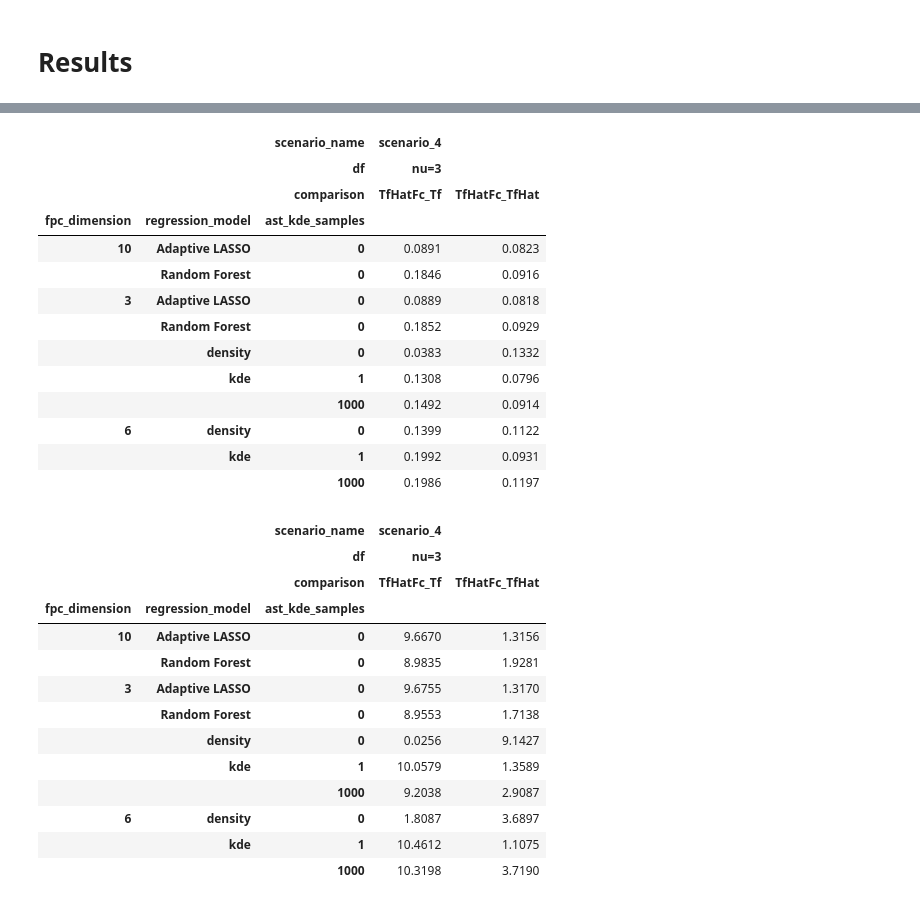
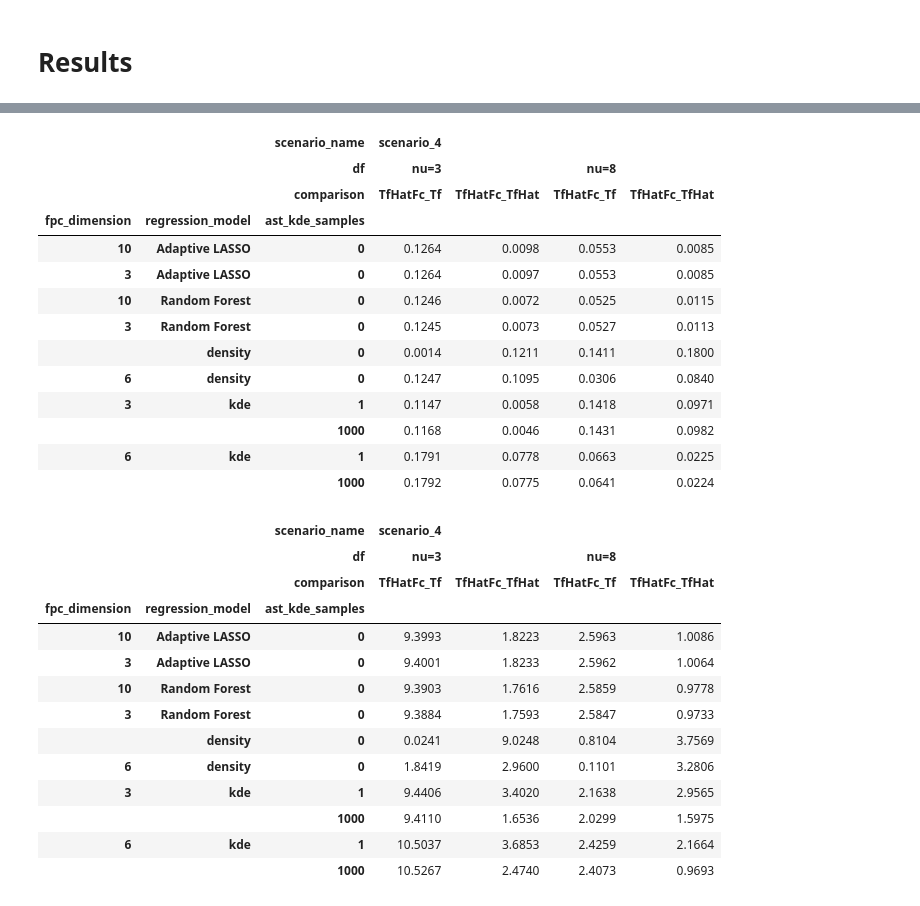
Before and after one commit to matheus-vizzotto/densities4risk, a Jupyter notebook: notebooks/development/15_simulation_ASTbootKDE.ipynb, the cells around one changed output, grey strips where cells are left out. Drawn from its saved outputs; the diff is of its cells as text; code cells hidden in the pictures.

```diff
--- a/notebooks/development/15_simulation_ASTbootKDE.ipynb
+++ b/notebooks/development/15_simulation_ASTbootKDE.ipynb
@@ -1186,47 +1209,47 @@ display(mse_df)
 # %%
 import matplotlib.colors as mcolors
 
 # 1. Define soft, desaturated pastel hex codes
 # Low values (Best) = Soft Green, Mid = Soft Yellow, High values (Worst) = Soft Red
 # pastel_colors = ["#3066be", "#c3c3c3", "#ff9505"]
 pastel_colors = ["#60d394", "#c3c3c3", "#ee6055"]
 
 # 2. Create the custom colormap
 soft_cmap = mcolors.LinearSegmentedColormap.from_list("soft_rdylgn", pastel_colors)
 
 # 3. Apply it to your dataframes exactly like before
-styled_bias = bias_df.T.style.background_gradient(cmap=soft_cmap, axis=0).format("{:.4f}")
-styled_mse = mse_df.T.style.background_gradient(cmap=soft_cmap, axis=0).format("{:.4f}")
+styled_bias = bias_df.T.sort_values(by="regression_model").style.background_gradient(cmap=soft_cmap, axis=0).format("{:.4f}")
+styled_mse = mse_df.T.sort_values(by="regression_model").style.background_gradient(cmap=soft_cmap, axis=0).format("{:.4f}")
 
 # Display to see the much lighter, cleaner look
 display(styled_bias)
 display(styled_mse)
 # %% [output]
-|  |  | scenario_name | scenario_4 |  |
-|  |  | df | nu=3 |  |
-|  |  | comparison | TfHatFc_Tf | TfHatFc_TfHat |
-| fpc_dimension | regression_model | ast_kde_samples |  |  |
-| 10 | Adaptive LASSO | 0 | 0.0891 | 0.0823 |
-|  | Random Forest | 0 | 0.1846 | 0.0916 |
-| 3 | Adaptive LASSO | 0 | 0.0889 | 0.0818 |
-|  | Random Forest | 0 | 0.1852 | 0.0929 |
-|  | density | 0 | 0.0383 | 0.1332 |
-|  | kde | 1 | 0.1308 | 0.0796 |
-|  |  | 1000 | 0.1492 | 0.0914 |
-| 6 | density | 0 | 0.1399 | 0.1122 |
-|  | kde | 1 | 0.1992 | 0.0931 |
-|  |  | 1000 | 0.1986 | 0.1197 |
+|  |  | scenario_name | scenario_4 |  |  |  |
+|  |  | df | nu=3 |  | nu=8 |  |
+|  |  | comparison | TfHatFc_Tf | TfHatFc_TfHat | TfHatFc_Tf | TfHatFc_TfHat |
+| fpc_dimension | regression_model | ast_kde_samples |  |  |  |  |
+| 10 | Adaptive LASSO | 0 | 0.1264 | 0.0098 | 0.0553 | 0.0085 |
+| 3 | Adaptive LASSO | 0 | 0.1264 | 0.0097 | 0.0553 | 0.0085 |
+| 10 | Random Forest | 0 | 0.1246 | 0.0072 | 0.0525 | 0.0115 |
+| 3 | Random Forest | 0 | 0.1245 | 0.0073 | 0.0527 | 0.0113 |
+|  | density | 0 | 0.0014 | 0.1211 | 0.1411 | 0.1800 |
+| 6 | density | 0 | 0.1247 | 0.1095 | 0.0306 | 0.0840 |
+| 3 | kde | 1 | 0.1147 | 0.0058 | 0.1418 | 0.0971 |
+|  |  | 1000 | 0.1168 | 0.0046 | 0.1431 | 0.0982 |
+| 6 | kde | 1 | 0.1791 | 0.0778 | 0.0663 | 0.0225 |
+|  |  | 1000 | 0.1792 | 0.0775 | 0.0641 | 0.0224 |
-|  |  | scenario_name | scenario_4 |  |
-|  |  | df | nu=3 |  |
-|  |  | comparison | TfHatFc_Tf | TfHatFc_TfHat |
-| fpc_dimension | regression_model | ast_kde_samples |  |  |
-| 10 | Adaptive LASSO | 0 | 9.6670 | 1.3156 |
-|  | Random Forest | 0 | 8.9835 | 1.9281 |
-| 3 | Adaptive LASSO | 0 | 9.6755 | 1.3170 |
-|  | Random Forest | 0 | 8.9553 | 1.7138 |
-|  | density | 0 | 0.0256 | 9.1427 |
-|  | kde | 1 | 10.0579 | 1.3589 |
-|  |  | 1000 | 9.2038 | 2.9087 |
-| 6 | density | 0 | 1.8087 | 3.6897 |
-|  | kde | 1 | 10.4612 | 1.1075 |
-|  |  | 1000 | 10.3198 | 3.7190 |
+|  |  | scenario_name | scenario_4 |  |  |  |
+|  |  | df | nu=3 |  | nu=8 |  |
+|  |  | comparison | TfHatFc_Tf | TfHatFc_TfHat | TfHatFc_Tf | TfHatFc_TfHat |
+| fpc_dimension | regression_model | ast_kde_samples |  |  |  |  |
+| 10 | Adaptive LASSO | 0 | 9.3993 | 1.8223 | 2.5963 | 1.0086 |
+| 3 | Adaptive LASSO | 0 | 9.4001 | 1.8233 | 2.5962 | 1.0064 |
+| 10 | Random Forest | 0 | 9.3903 | 1.7616 | 2.5859 | 0.9778 |
+| 3 | Random Forest | 0 | 9.3884 | 1.7593 | 2.5847 | 0.9733 |
+|  | density | 0 | 0.0241 | 9.0248 | 0.8104 | 3.7569 |
+| 6 | density | 0 | 1.8419 | 2.9600 | 0.1101 | 3.2806 |
+| 3 | kde | 1 | 9.4406 | 3.4020 | 2.1638 | 2.9565 |
+|  |  | 1000 | 9.4110 | 1.6536 | 2.0299 | 1.5975 |
+| 6 | kde | 1 | 10.5037 | 3.6853 | 2.4259 | 2.1664 |
+|  |  | 1000 | 10.5267 | 2.4740 | 2.4073 | 0.9693 |
```
Also changed, not shown: parts of 14 cells of this notebook, 3 other files.
